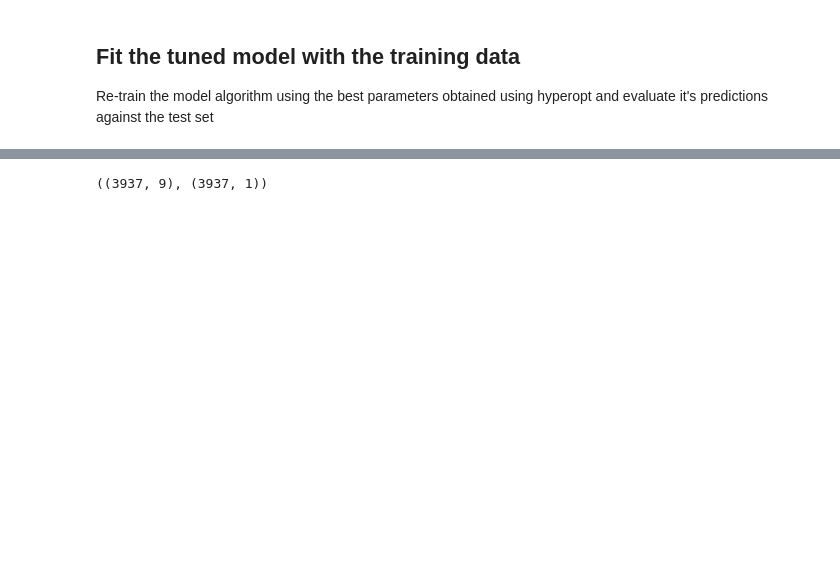
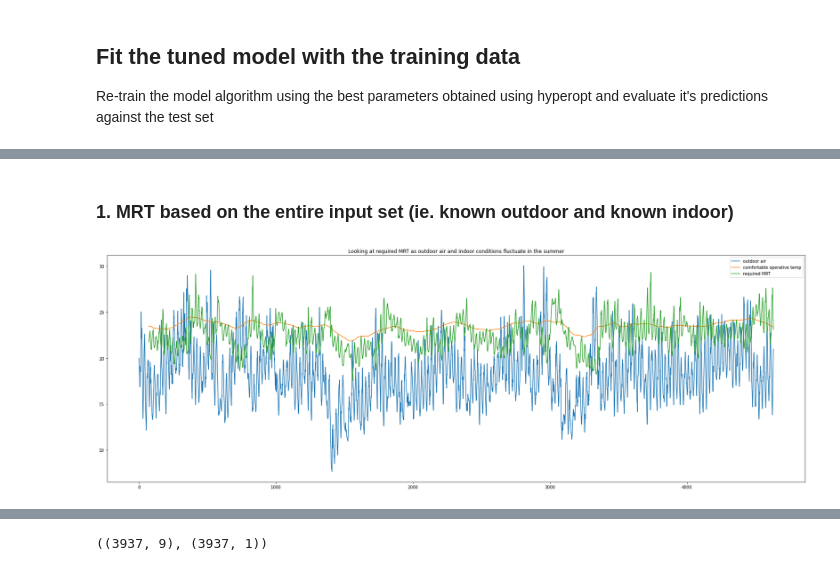
Before and after one commit to eta-lab/cooling-around, a Jupyter notebook: models/XGBoost2__AirTemp_target.ipynb, the cells around one changed output, grey strips where cells are left out. Drawn from its saved outputs; the diff is of its cells as text; code cells hidden in the pictures; blank space fills up the shorter version.

Commit message:
Comparison of known and predicted temp, with MRT estimates

```diff
--- a/models/XGBoost2__AirTemp_target.ipynb
+++ b/models/XGBoost2__AirTemp_target.ipynb
@@ -407,0 +436,8 @@ RMSE: 0.80
+# %%
+def get_comfy_opTemperature (outdoor_air):
+
+    # Calculate average of previous week's outdoor air temp (for calculating comfortable op temp)
+    out_7dayAverage = outdoor_air.rolling(168, min_periods=72).mean()
+
+    # Calculate adaptive model comfort temp
+    return 0.31*out_7dayAverage +17.8
@@ -407,0 +474,35 @@ RMSE: 0.80
+# %% [markdown]
+### 1. MRT based on the entire input set (ie. known outdoor and known indoor)
+# %%
+# We don't need all the features from the X set, just the outdoor temp!
+out_air = pd.Series(x[:,0]) # # x_train[:,0] or testX[:,0] are the split of df_all_X['temp']
+
+# Get the target variable (indoor temp) either 'real' or predicted
+ind_air = pd.Series(y[:,0]) # change y to test_Y or y_pred
+
+comfy_opTmp = get_comfy_opTemperature(out_air)
+
+comfy_MRT = get_required_MRT(comfy_opTmp,ind_air)
+
+# Reconstruct a dataframe to hold: Date-Time, Outdoor Air Temp, Indoor Air Temp (predicted or real), Comfortable Target Operative Temp, Required MRT
+
+df_all = pd.DataFrame({'ind_air': ind_air,
+                   'out_air':out_air,
+                   'comfy_opTmp': comfy_opTmp,
+                   'comfy_MRT': comfy_MRT}).set_index(t) #recall t was the original date-time stamp df_all_X.index
+
+
+
+
+# Visualize
+plt.figure(figsize=(30,10))
+x_ax = range(len(ind_air))
+plt.plot(x_ax, out_air, label="outdoor air")
+plt.plot(x_ax, comfy_opTmp, label="comfortable operative temp")
+plt.plot(x_ax, comfy_MRT, label="required MRT")
+plt.title("Looking at required MRT as outdoor air and indoor conditions fluctuate in the summer")
+
+plt.legend()
+plt.show()
+# %% [output]
+[figure, added]
```
Also changed, not shown: parts of 36 cells of this notebook.
